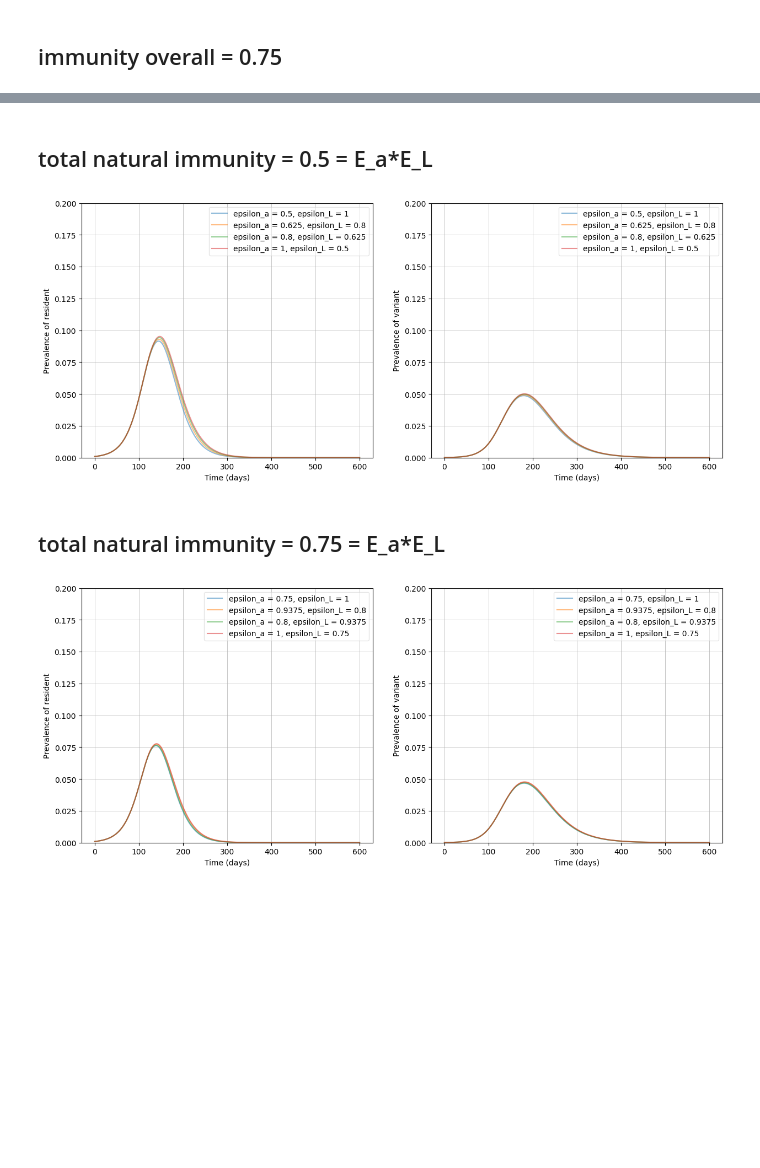
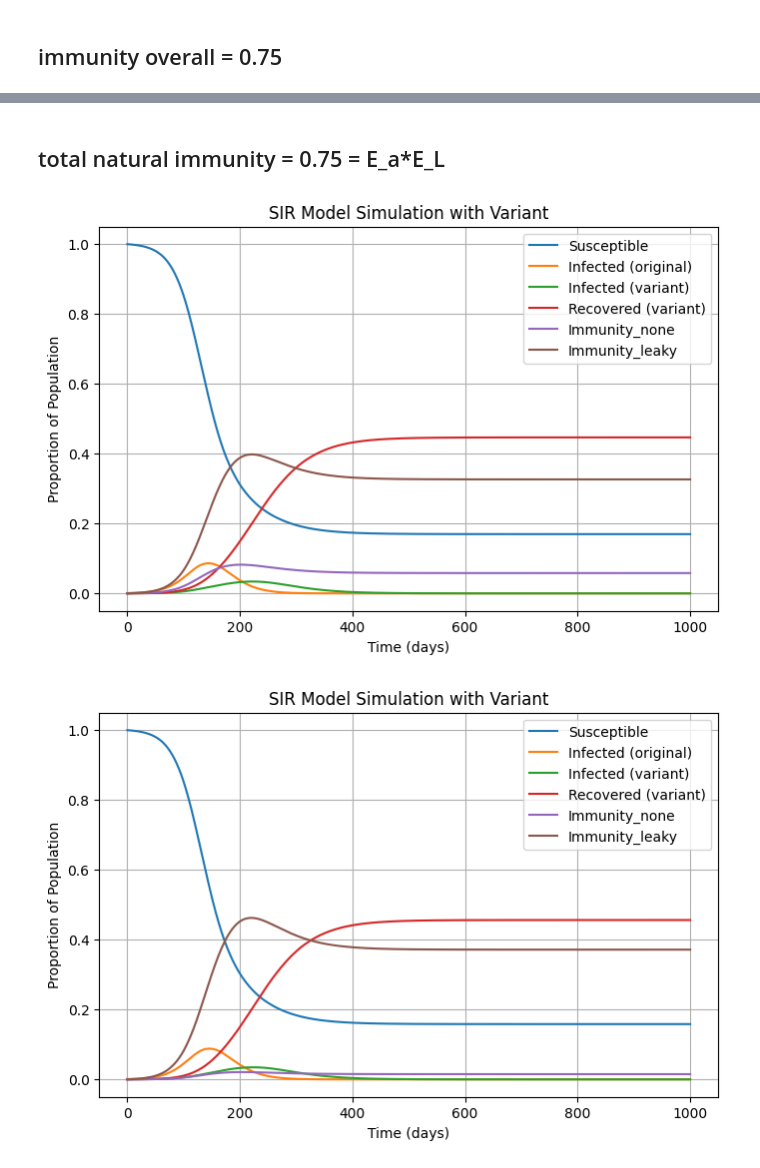
Before and after one commit to condusinew/jolted-UGs-1, a Jupyter notebook: SIR_mode_natimm.ipynb, the cells around one changed output, grey strips where cells are left out. Saved outputs shown, nothing was run; the diff lists cells and outputs as text; code cells hidden in the pictures; blank space fills up the shorter version.

```diff
--- a/SIR_mode_natimm.ipynb
+++ b/SIR_mode_natimm.ipynb
@@ -943,52 +1105,44 @@ Im0 = 1-(S0+Iw0+X0+W0+Rv0) #need to get this seeded later
-# %% [markdown]
-## total natural immunity = 0.5 = E_a*E_L
-# %%
-#list of epsilons. epsilons of the same index can be multiplied to get natural immunity = 0.5 = E_a*E_L
-epsilona_vals = [0.5, 0.625, 0.8, 1]
-epsilonL_vals = [1, 0.8, 0.625, 0.5]
-kwargs = {}
-solutions = []
-
-y0 = [S0, Iw0, X0, W0, Im0, Rv0, CIw0, CIm0]
-
-#loop thru epsilon values and solve to get many solutions at same protection level
-for i in range(len(epsilona_vals)):
-  solution = solve_ivp(SIR_model_rv,
-                      [0,t],
-                      y0,
-                      args=(mu, betar, gammar, betav, gammav, epsilona_vals[i], epsilonL_vals[i]),
-                      dense_output=True,
-                      t_eval=np.linspace(0, t, t + 1),)
-  solutions.append(solution)
-  kwargs[str(epsilona_vals[i])] = [str(epsilonL_vals[i]), solutions[i]]
-
-plot_many_eps(ylim_max = 0.2,**kwargs)
-# %% [output]
-[figure, removed]
 # %%
 #plot for all infected indIms: relatIme freq of two strains
 # %% [markdown]
 ## total natural immunity = 0.75 = E_a*E_L
 # %%
-#list of epsilons. epsilons of the same index can be multiplied to get natural immunity = 0.5 = E_a*E_L
 epsilona_vals = [0.75, 0.9375, 0.8, 1]
 epsilonL_vals = [1, 0.8, 0.9375, 0.75]
 kwargs = {}
 solutions = []
+mu = mu_all
 
-y0 = [S0, Iw0, X0, W0, Im0, Rv0, CIw0, CIm0]
 
 #loop thru epsilon values and solve to get many solutions at same protection level
 for i in range(len(epsilona_vals)):
+  epsilona = epsilona_vals[i]
+  epsilonL = epsilonL_vals[i]
   solution = solve_ivp(SIR_model_rv,
                       [0,t],
                       y0,
-                      args=(mu, betar, gammar, betav, gammav, epsilona_vals[i], epsilonL_vals[i]),
+                      args=(mu, betaw, gammaw, betam, gammam, epsilona_vals[i], epsilonL_vals[i]),
                       dense_output=True,
                       t_eval=np.linspace(0, t, t + 1),)
   solutions.append(solution)
   kwargs[str(epsilona_vals[i])] = [str(epsilonL_vals[i]), solutions[i]]
+  plot_basic(solution)
 
-plot_many_eps(ylim_max = 0.2, **kwargs)
+  #add to df
+  two_strain_df.loc[len(two_strain_df)] = [epsilona*epsilonL,
+                                epsilona,
+                                epsilonL,
+                                mu,
+                                find_finalCIw(solution),
+                                find_finalCIm(solution),
+                                Iw_wave_or_end(solution),
+                                find_Iw_peak(solution, Iw_wave_or_end(solution)),
+                                find_Iw_equil(solution, Iw_wave_or_end(solution))]
+  #make df to add params and graph em
+
+plot_many_eps(two = True, ylim_max = 0.3,**kwargs)
+plot_many_Mprop(ylim_max = 10,**kwargs)
+plot_cum(solution)
 # %% [output]
-[figure, old version]
+[figure, new version]
+[figure, added]
```
Also changed, not shown: parts of 110 cells of this notebook.
